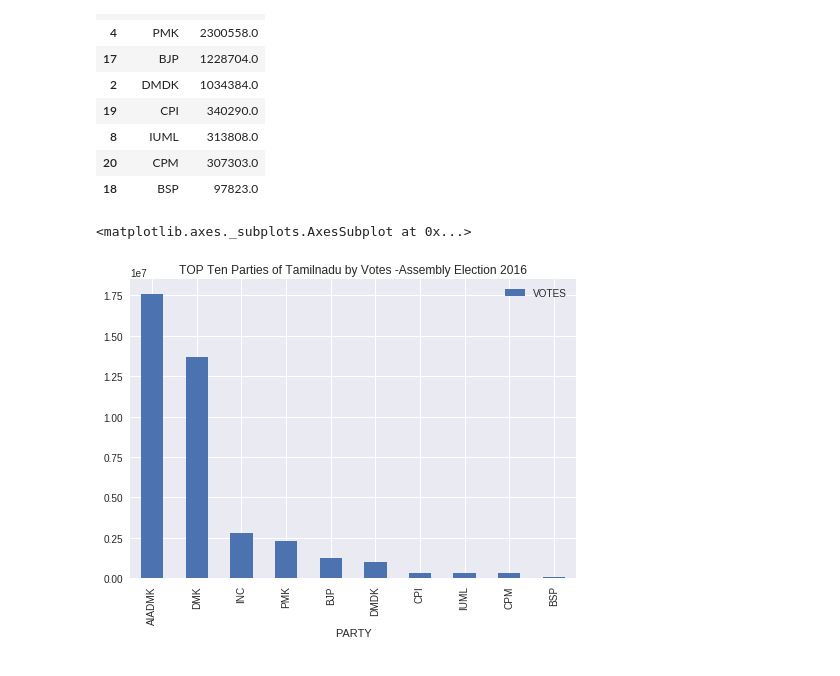
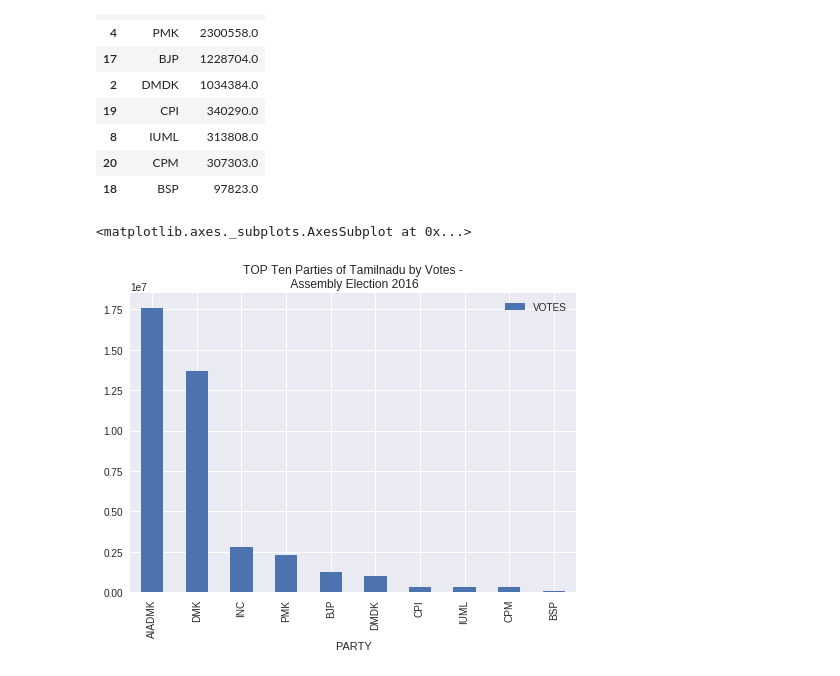
Before and after one commit to sathishsivam/Java_conventional, a Jupyter notebook: tnelectionalliences.ipynb, the cells around one changed output. Saved outputs shown, nothing was run; the diff lists cells and outputs as text; code cells hidden in the pictures.

```diff
--- a/tnelectionalliences.ipynb
+++ b/tnelectionalliences.ipynb
@@ -131,7 +131,7 @@ top_ten
 | 20 | CPM | 307303.0 |
 | 18 | BSP | 97823.0 |
 # %%
-top_ten.plot.bar(top_ten['PARTY'],title="TOP Ten Parties of Tamilnadu by Votes -Assembly Election 2016")
+top_ten.plot.bar(top_ten['PARTY'],title="TOP Ten Parties of Tamilnadu by Votes -\n Assembly Election 2016")
 # %% [output]
 <matplotlib.axes._subplots.AxesSubplot at 0x...>
-[figure, old version]
+[figure, new version]
```
Also changed, not shown: parts of 17 cells of this notebook.
